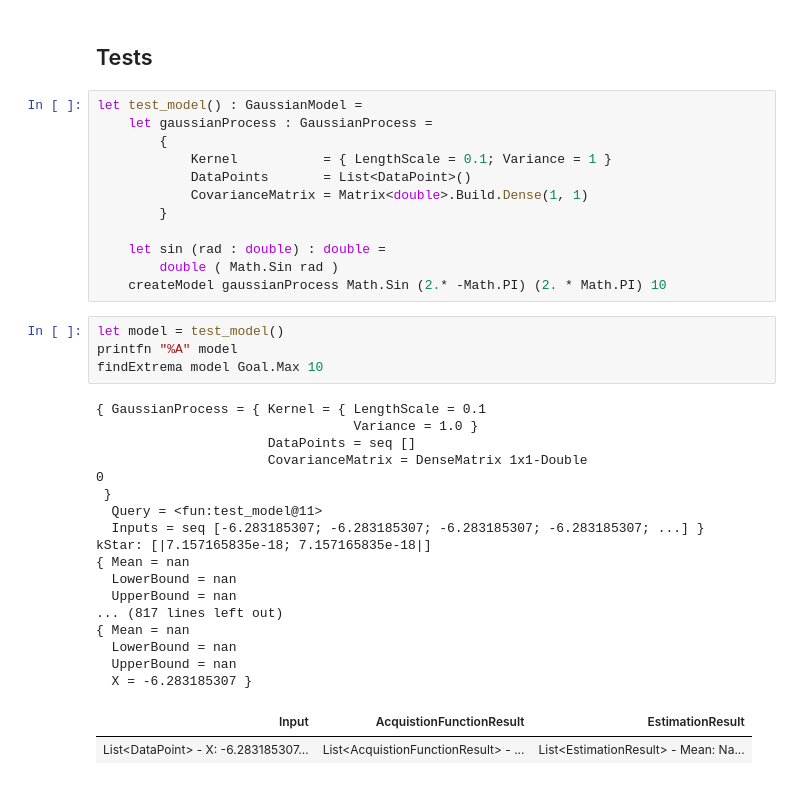
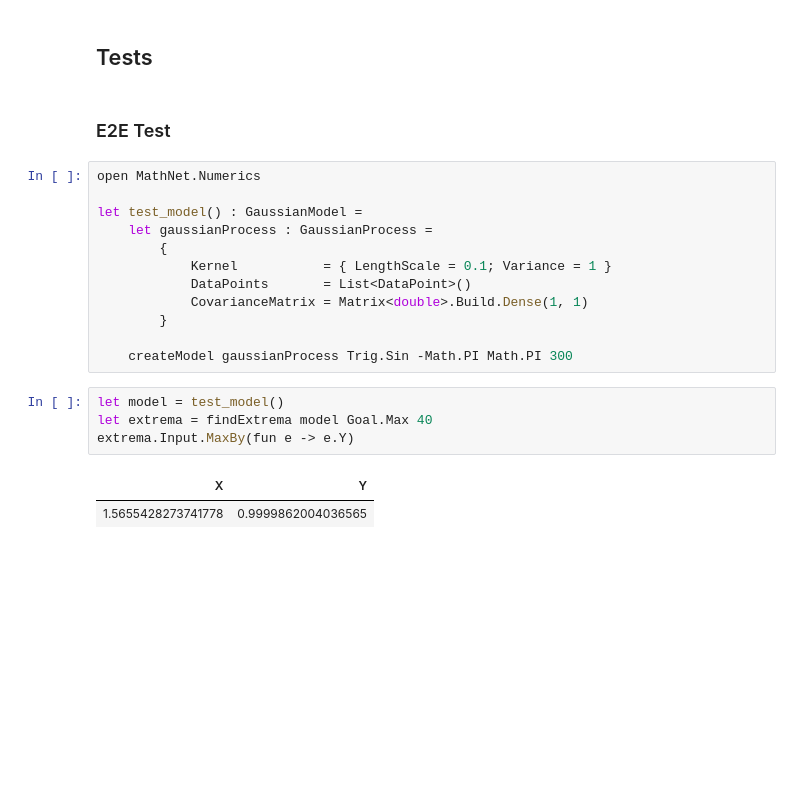
Before and after one commit to MokoSan/Bayesian-Optimization-in-FSharp, a Jupyter notebook: GP_Prototype.ipynb, the cells around one changed output. Cells and saved outputs as stored; diff of their text form; blank space fills up the shorter version.

```diff
--- a/GP_Prototype.ipynb
+++ b/GP_Prototype.ipynb
@@ -164,7 +190,11 @@ let findExtrema (gaussianModel : GaussianModel) (goal : Goal) (iterations : int)
     }
 # %% [markdown]
 ## Tests
+# %% [markdown]
+### E2E Test
 # %%
+open MathNet.Numerics
+
 let test_model() : GaussianModel =
     let gaussianProcess : GaussianProcess =
         {
@@ -173,30 +203,11 @@ let test_model() : GaussianModel =
             CovarianceMatrix = Matrix<double>.Build.Dense(1, 1)
         }
 
-    let sin (rad : double) : double =
-        double ( Math.Sin rad )
-    createModel gaussianProcess Math.Sin (2.* -Math.PI) (2. * Math.PI) 10
+    createModel gaussianProcess Trig.Sin -Math.PI Math.PI 300
 # %%
 let model = test_model()
-printfn "%A" model
-findExtrema model Goal.Max 10
+let extrema = findExtrema model Goal.Max 40
+extrema.Input.MaxBy(fun e -> e.Y)
 # %% [output]
-{ GaussianProcess = { Kernel = { LengthScale = 0.1
-                                 Variance = 1.0 }
-                      DataPoints = seq []
-                      CovarianceMatrix = DenseMatrix 1x1-Double
-0
- }
-  Query = <fun:test_model@11>
-  Inputs = seq [-6.283185307; -6.283185307; -6.283185307; -6.283185307; ...] }
-kStar: [|7.157165835e-18; 7.157165835e-18|]
-{ Mean = nan
-  LowerBound = nan
-  UpperBound = nan
-... (817 lines left out)
-{ Mean = nan
-  LowerBound = nan
-  UpperBound = nan
-  X = -6.283185307 }
-| Input | AcquistionFunctionResult | EstimationResult |
-| List<DataPoint> - X: -6.283185307... | List<AcquistionFunctionResult> - ... | List<EstimationResult> - Mean: Na... |
+| X | Y |
+| 1.5655428273741778 | 0.9999862004036565 |
```
Also changed, not shown: parts of 17 cells of this notebook.
